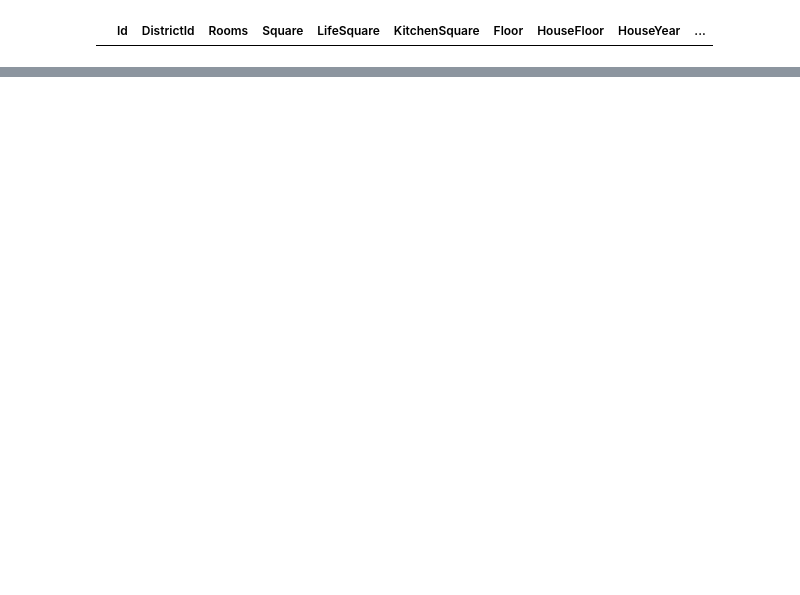
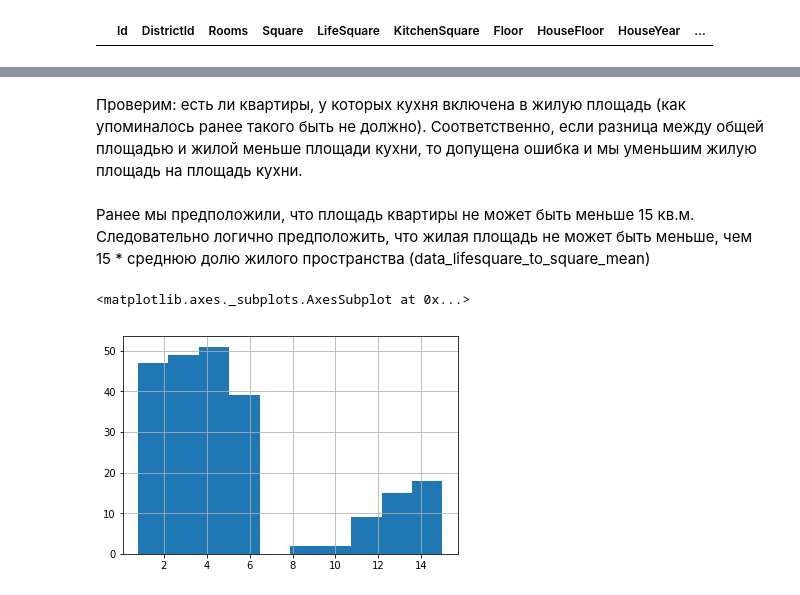
Before and after one commit to DenisLezin/GB_Python_for_DS_1, a Jupyter notebook: learn_project1.ipynb, the cells around one changed output, grey strips where cells are left out. Saved outputs shown, nothing was run; the diff lists cells and outputs as text; code cells hidden in the pictures; blank space fills up the shorter version.

```diff
--- a/learn_project1.ipynb
+++ b/learn_project1.ipynb
@@ -96,0 +631,12 @@ data.loc[(data['HouseYear'] > 2021)]
+# %%
+def get_overcount(df, query, columns):
+    part_more_total = df.query(query)[columns]
+    part_more_total['Overcount'] = np.abs(part_more_total[columns[0]] - part_more_total[columns[1]])
+    part_more_total[f'{columns[1]}_r'] = part_more_total[columns[0]] - part_more_total['Overcount']
+    return part_more_total
+# %%
+data_squares_stud = get_overcount(data_squares, 'KitchenSquare == 0 & LifeSquare > Square',
+                                 ['Square', 'LifeSquare'])
+
+data_squares.loc[data_squares_stud.index, 'LifeSquare'] = data_squares_stud['LifeSquare_r']
+data_squares.loc[(data_squares['KitchenSquare'] == 0)].describe()
@@ -96,0 +730,6 @@ data.loc[(data['HouseYear'] > 2021)]
+# %%
+data_squares.loc[[589, 6324, 8426], 'LifeSquare'] = data_squares.loc[[589, 6324, 8426], 'LifeSquare'] / 10
+# %%
+life_more_total = get_overcount(data_squares, 'LifeSquare > Square', ['Square', 'LifeSquare', 'KitchenSquare'])
+data_squares.loc[life_more_total.index, 'LifeSquare'] = life_more_total['LifeSquare_r']
+data_squares.loc[life_more_total.index].describe()
@@ -96,0 +746,2 @@ data.loc[(data['HouseYear'] > 2021)]
+# %% [markdown]
+Проверим: есть ли квартиры, у которых кухня включена в жилую площадь (как упоминалось ранее такого быть не должно). Соответственно, если разница между общей площадью и жилой меньше площади кухни, то допущена ошибка и мы уменьшим жилую площадь на площадь кухни.
@@ -96,0 +753,7 @@ data.loc[(data['HouseYear'] > 2021)]
+# %% [markdown]
+Ранее мы предположили, что площадь квартиры не может быть меньше 15 кв.м. Следовательно логично предположить, что жилая площадь не может быть меньше, чем 15 * среднюю долю жилого пространства (data_lifesquare_to_square_mean)
+# %%
+data_squares.query('LifeSquare < 15').LifeSquare.hist()
+# %% [output]
+<matplotlib.axes._subplots.AxesSubplot at 0x...>
+[figure, added]
```
Also changed, not shown: parts of 103 cells of this notebook.
